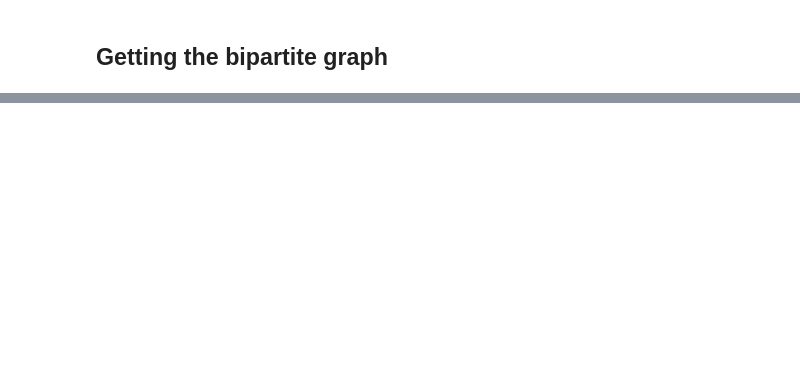
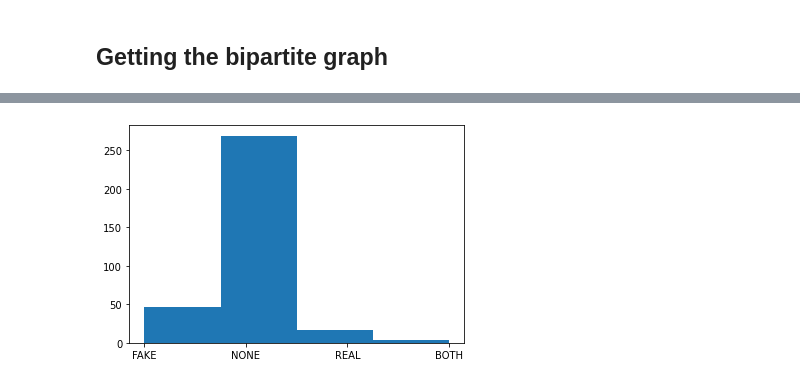
Before and after one commit to smuktevi/fakenews, a Jupyter notebook: gtut/UA_graph_analysis.ipynb, the cells around one changed output, grey strips where cells are left out. Saved outputs shown, nothing was run; the diff lists cells and outputs as text; code cells hidden in the pictures; blank space fills up the shorter version.

```diff
--- a/gtut/UA_graph_analysis.ipynb
+++ b/gtut/UA_graph_analysis.ipynb
@@ -71,12 +165,18 @@ def get_all_info_for_articles(degs, labels, G):
 # %%
-def construct_bipartite(G):
+def construct_bipartite(G, udf):
     A_nodes = get_article_nodes(G)
-    U_nodes = get_user_nodes(G)
+    U_nodes = set(get_user_nodes(G))
+    U_nodes_udf = set(udf.index)
+    U_nodes = U_nodes.intersection(U_nodes_udf)
+    print(len(U_nodes))
     B = nx.Graph()
     B.add_nodes_from(U_nodes, bipartite=0)
     B.add_nodes_from(A_nodes, bipartite=1)
-    B.add_edges_from(list(G.edges))
+    edges = [(u,a) for (u,a) in list(G.edges) if ((u in U_nodes and a in A_nodes) or (a in U_nodes and u in A_nodes))]
+    B.add_edges_from(edges)
     return B
 
 G = nx.readwrite.edgelist.read_edgelist(BIGRAPH_FILE)
-B = construct_bipartite(G)
+print(nx.info(G))
+B = construct_bipartite(G, UDF)
+print(nx.info(B))
@@ -129,0 +405,7 @@ Done with 50000
+# %%
+fr = list(UDF[(UDF['followers_ct'] > 500000) & (UDF['verified'] == True)].authored)
+fig, ax = plt.subplots()
+plt.hist(fr, bins=4)
+plt.show()
+# %% [output]
+[figure, added]
```
Also changed, not shown: parts of 42 cells of this notebook.
